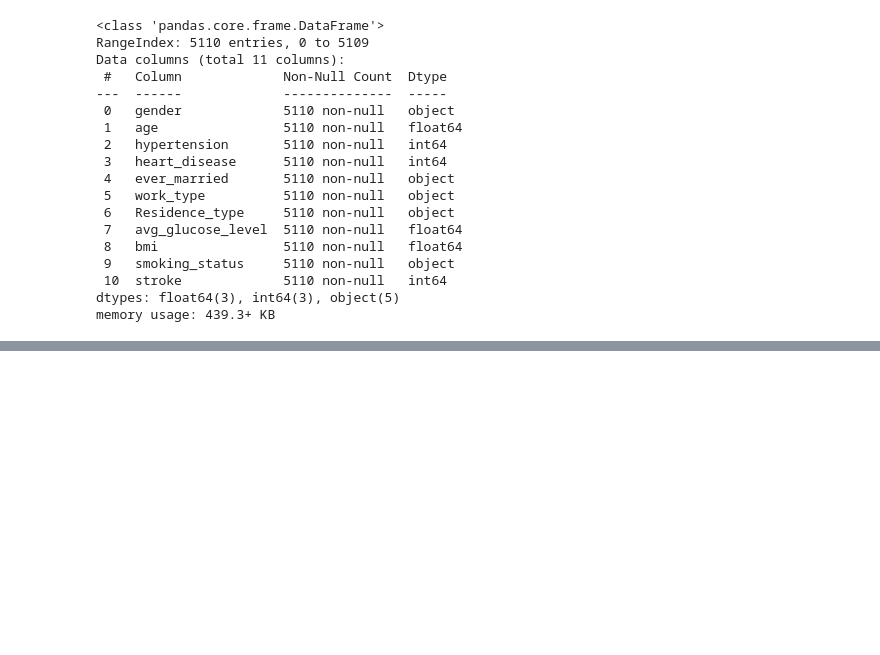
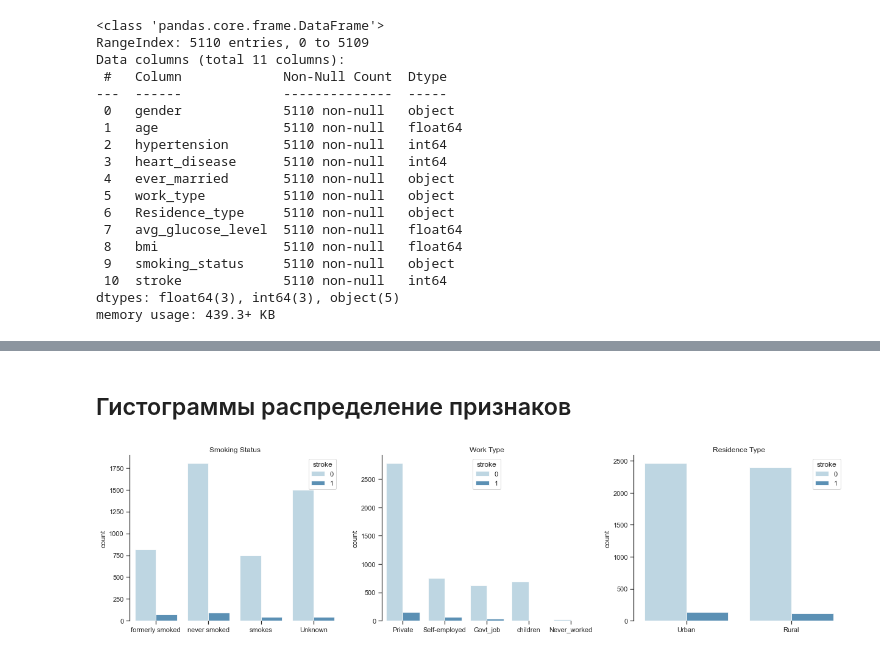
Before and after one commit to NKorzhik/Labs_AD, a Jupyter notebook: Laba2.ipynb, the cells around one changed output, grey strips where cells are left out. Cells and saved outputs as stored; diff of their text form; code cells hidden in the pictures; blank space fills up the shorter version.

```diff
--- a/Laba2.ipynb
+++ b/Laba2.ipynb
@@ -77,0 +111,25 @@ sns.heatmap(df_res.corr(), annot= True,cmap= 'viridis')
+# %% [markdown]
+## Гистограммы распределение признаков
+# %%
+warnings.filterwarnings('ignore')
+plt.figure(figsize=(21,5))
+
+plt.subplot(1,3,1)
+sns.countplot(x=df['smoking_status'], alpha=0.8, palette="Paired",hue=df['stroke']);
+sns.despine(fig=None, ax=None, top=True, right=True, left=False, bottom=True, offset=None, trim=False);
+plt.xlabel('');
+plt.title('Smoking Status');
+
+plt.subplot(1,3,2)
+sns.countplot(x=df['work_type'], alpha=0.8, palette="Paired", hue=df['stroke']);
+sns.despine(fig=None, ax=None, top=True, right=True, left=False, bottom=True, offset=None, trim=False);
+plt.xlabel('');
+plt.title('Work Type');
+
+plt.subplot(1,3,3)
+sns.countplot(x=df['Residence_type'], alpha=0.8, palette="Paired", hue=df['stroke']);
+sns.despine(fig=None, ax=None, top=True, right=True, left=False, bottom=True, offset=None, trim=False);
+plt.xlabel('');
+plt.title('Residence Type');
+# %% [output]
+[figure, added]
```
Also changed, not shown: parts of 12 cells of this notebook.
